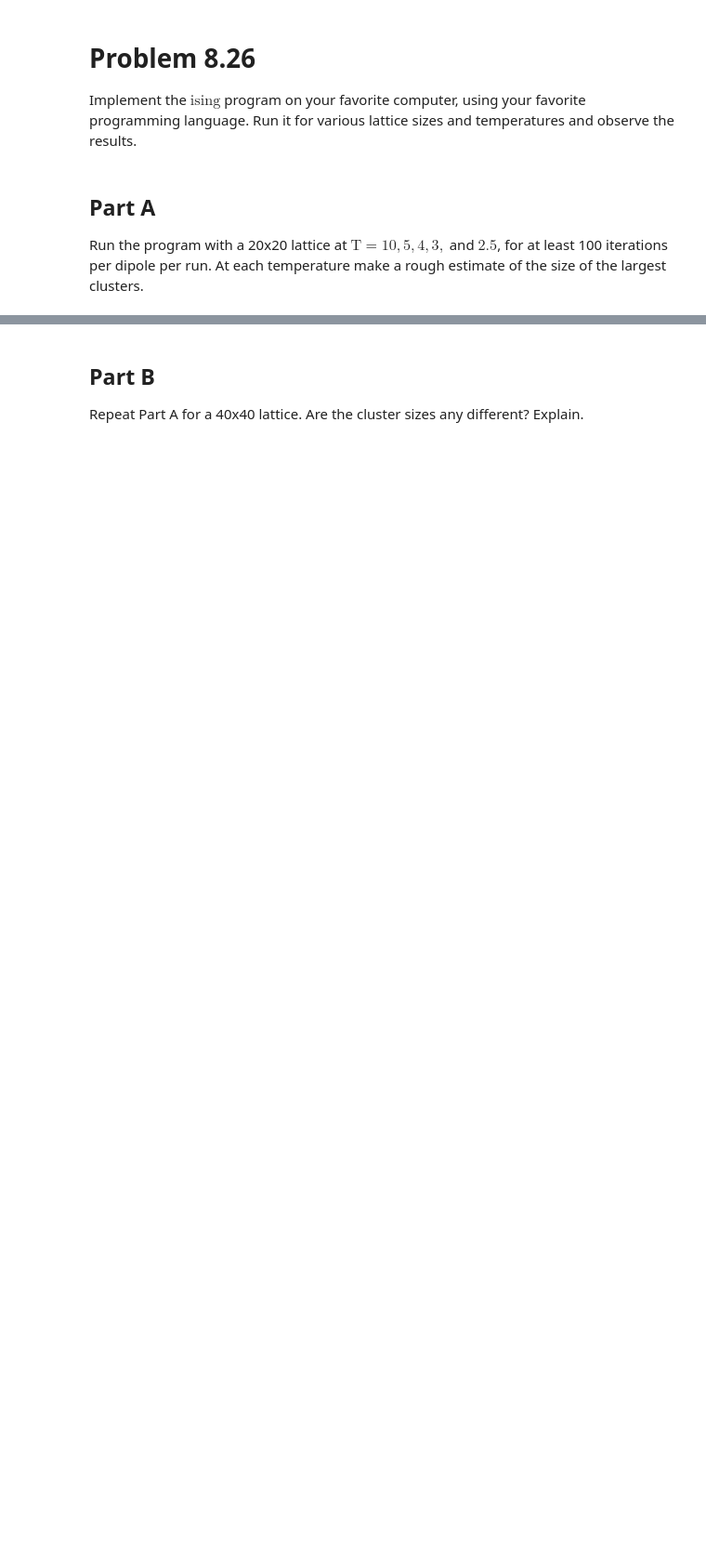
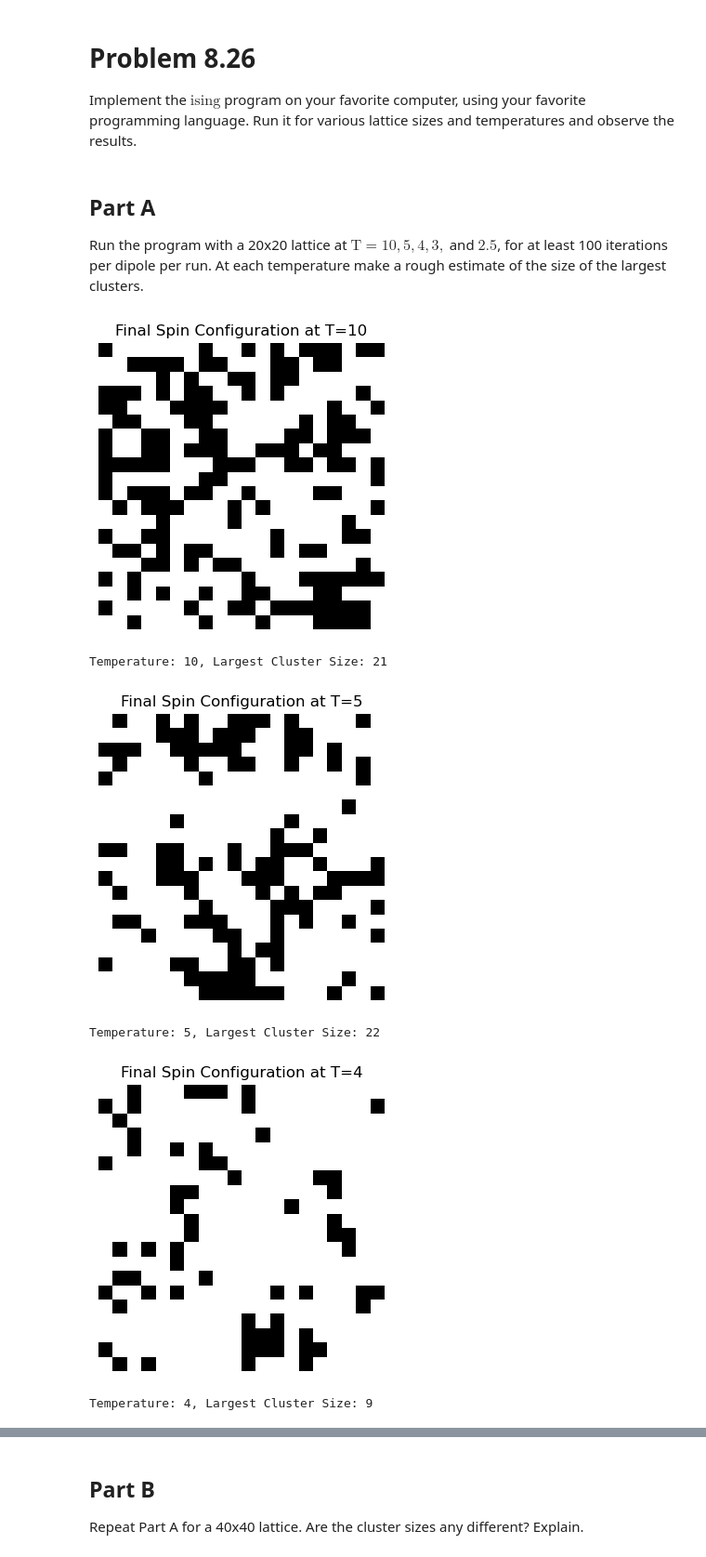
Before and after one commit to bfencill/140A-Ising-model-Project, a Jupyter notebook: Code/question8-26.ipynb, the cells around one changed output, grey strips where cells are left out. Shown: that part at 93% size. Cells and saved outputs as stored; diff of their text form; code cells hidden in the pictures; blank space fills up the shorter version.

```diff
--- a/Code/question8-26.ipynb
+++ b/Code/question8-26.ipynb
@@ -6,3 +6,19 @@ Implement the $\text{ising}$ program on your favorite computer, using your favor
 ## Part A
 
 Run the program with a 20x20 lattice at $\text{T}=10,5,4,3,$ and $2.5$, for at least 100 iterations per dipole per run. At each temperature make a rough estimate of the size of the largest clusters.
+# %%
+from IsingModel import Run_Simulation_For_Temperatures
+
+lattice_size = 20
+temperatures = [10, 5, 4, 3, 2.5]
+steps_per_dipole = 100
+B_field = -1
+
+results = Run_Simulation_For_Temperatures(lattice_size, temperatures, steps_per_dipole, B_field)
+# %% [output]
+[figure, added]
+Temperature: 10, Largest Cluster Size: 21
+[figure, added]
+Temperature: 5, Largest Cluster Size: 22
+[figure, added]
+Temperature: 4, Largest Cluster Size: 9
```
Also changed, not shown: parts of 2 cells of this notebook, 13 other files.
